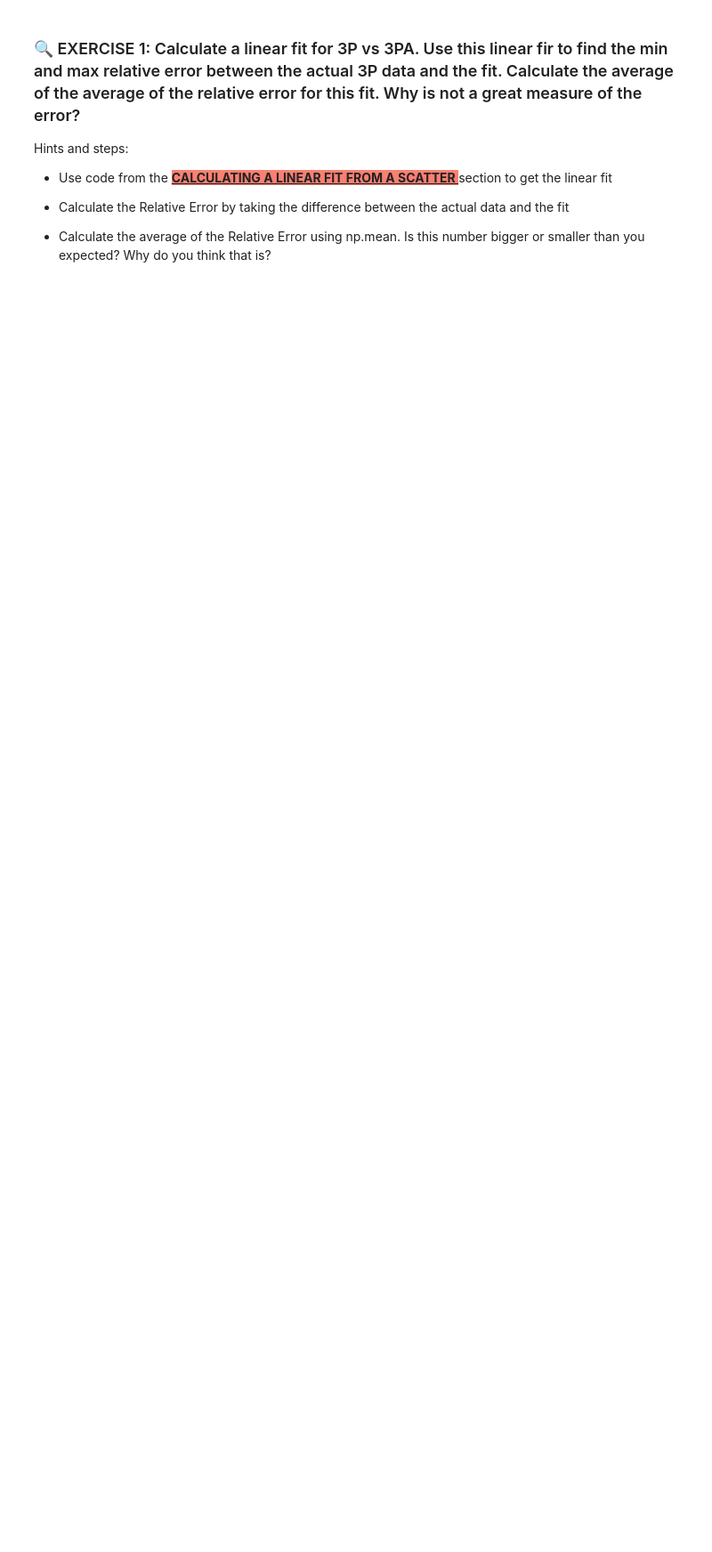
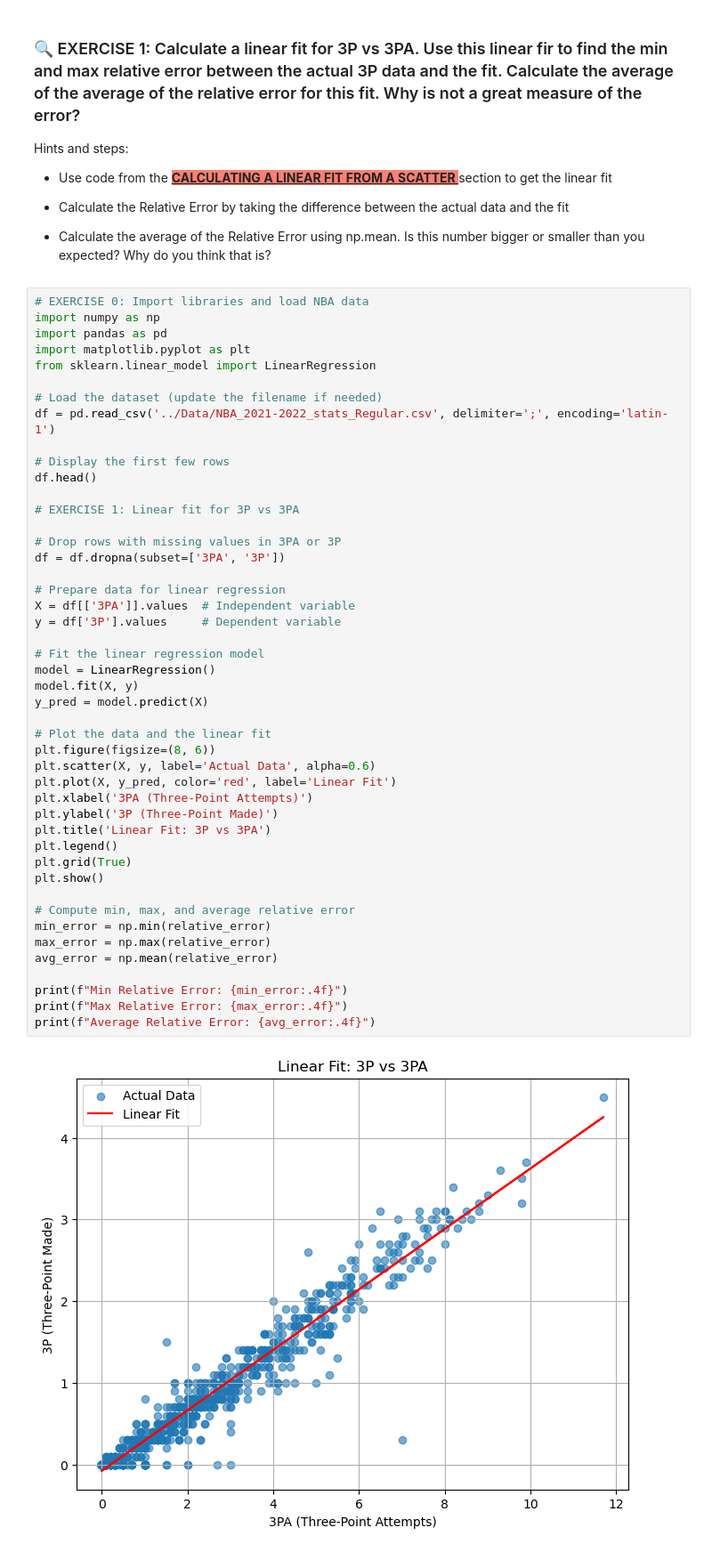
Before and after one commit to Op173/CFR-2025, a Jupyter notebook: Stats/Notebooks/3-Error_timeseries.ipynb, the cells around one changed output. Shown at 89% size. Saved outputs shown, nothing was run; the diff lists cells and outputs as text; blank space fills up the shorter version.

```diff
--- a/Stats/Notebooks/3-Error_timeseries.ipynb
+++ b/Stats/Notebooks/3-Error_timeseries.ipynb
@@ -507,3 +517,51 @@ Hints and steps:
 - Calculate the Relative Error by taking the difference between the actual data and the fit
 
 - Calculate the average of the Relative Error using np.mean. Is this number bigger or smaller than you expected? Why do you think that is?
+# %%
+# EXERCISE 0: Import libraries and load NBA data
+import numpy as np
+import pandas as pd
+import matplotlib.pyplot as plt
+from sklearn.linear_model import LinearRegression
+
+# Load the dataset (update the filename if needed)
+df = pd.read_csv('../Data/NBA_2021-2022_stats_Regular.csv', delimiter=';', encoding='latin-1')
+
+# Display the first few rows
+df.head()
+
+# EXERCISE 1: Linear fit for 3P vs 3PA
+
+# Drop rows with missing values in 3PA or 3P
+df = df.dropna(subset=['3PA', '3P'])
+
+# Prepare data for linear regression
+X = df[['3PA']].values  # Independent variable
+y = df['3P'].values     # Dependent variable
+
+# Fit the linear regression model
+model = LinearRegression()
+model.fit(X, y)
+y_pred = model.predict(X)
+
+# Plot the data and the linear fit
+plt.figure(figsize=(8, 6))
+plt.scatter(X, y, label='Actual Data', alpha=0.6)
+plt.plot(X, y_pred, color='red', label='Linear Fit')
+plt.xlabel('3PA (Three-Point Attempts)')
+plt.ylabel('3P (Three-Point Made)')
+plt.title('Linear Fit: 3P vs 3PA')
+plt.legend()
+plt.grid(True)
+plt.show()
+
+# Compute min, max, and average relative error
+min_error = np.min(relative_error)
+max_error = np.max(relative_error)
+avg_error = np.mean(relative_error)
+
+print(f"Min Relative Error: {min_error:.4f}")
+print(f"Max Relative Error: {max_error:.4f}")
+print(f"Average Relative Error: {avg_error:.4f}")
+# %% [output]
+[figure, added]
```
Also changed, not shown: parts of 7 cells of this notebook, 2 other files.
